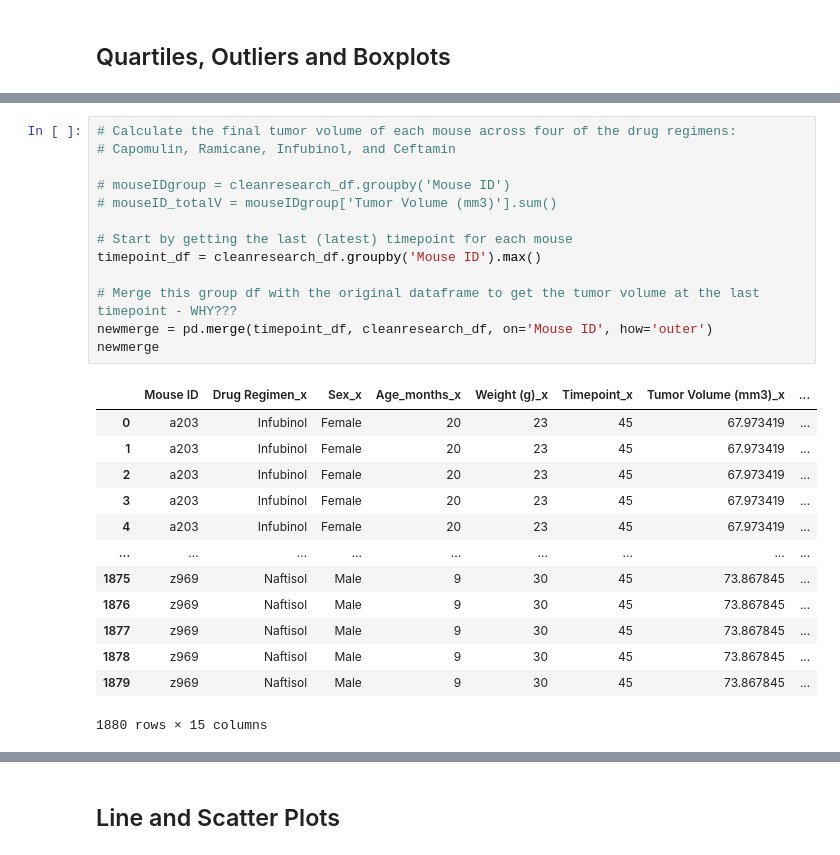
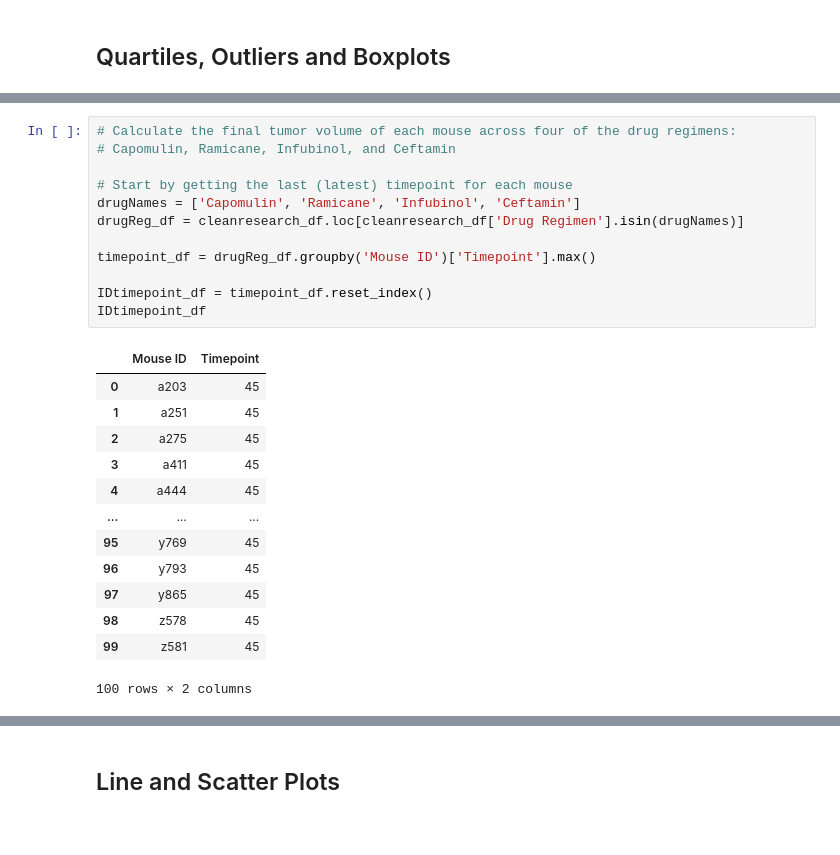
Before and after one commit to ckunakom/matplotlib-challenge, a Jupyter notebook: Pymaceuticals analysis.ipynb, the cells around one changed output, grey strips where cells are left out. Drawn from its saved outputs; the diff is of its cells as text.

```diff
--- a/Pymaceuticals analysis.ipynb
+++ b/Pymaceuticals analysis.ipynb
@@ -231,27 +187,26 @@ Name: Tumor Volume (mm3), Length: 100, dtype: float64
 # %%
 # Calculate the final tumor volume of each mouse across four of the drug regimens:
 # Capomulin, Ramicane, Infubinol, and Ceftamin
 
-# mouseIDgroup = cleanresearch_df.groupby('Mouse ID')
-# mouseID_totalV = mouseIDgroup['Tumor Volume (mm3)'].sum()
+# Start by getting the last (latest) timepoint for each mouse
+drugNames = ['Capomulin', 'Ramicane', 'Infubinol', 'Ceftamin']
+drugReg_df = cleanresearch_df.loc[cleanresearch_df['Drug Regimen'].isin(drugNames)]
 
-# Start by getting the last (latest) timepoint for each mouse
-timepoint_df = cleanresearch_df.groupby('Mouse ID').max()
+timepoint_df = drugReg_df.groupby('Mouse ID')['Timepoint'].max()
 
-# Merge this group df with the original dataframe to get the tumor volume at the last timepoint - WHY???
-newmerge = pd.merge(timepoint_df, cleanresearch_df, on='Mouse ID', how='outer')
-newmerge
+IDtimepoint_df = timepoint_df.reset_index()
+IDtimepoint_df
 # %% [output]
-|  | Mouse ID | Drug Regimen_x | Sex_x | Age_months_x | Weight (g)_x | Timepoint_x | Tumor Volume (mm3)_x | ... |
-| 0 | a203 | Infubinol | Female | 20 | 23 | 45 | 67.973419 | ... |
-| 1 | a203 | Infubinol | Female | 20 | 23 | 45 | 67.973419 | ... |
-| 2 | a203 | Infubinol | Female | 20 | 23 | 45 | 67.973419 | ... |
-| 3 | a203 | Infubinol | Female | 20 | 23 | 45 | 67.973419 | ... |
-| 4 | a203 | Infubinol | Female | 20 | 23 | 45 | 67.973419 | ... |
-| ... | ... | ... | ... | ... | ... | ... | ... | ... |
-| 1875 | z969 | Naftisol | Male | 9 | 30 | 45 | 73.867845 | ... |
-| 1876 | z969 | Naftisol | Male | 9 | 30 | 45 | 73.867845 | ... |
-| 1877 | z969 | Naftisol | Male | 9 | 30 | 45 | 73.867845 | ... |
-| 1878 | z969 | Naftisol | Male | 9 | 30 | 45 | 73.867845 | ... |
-| 1879 | z969 | Naftisol | Male | 9 | 30 | 45 | 73.867845 | ... |
+|  | Mouse ID | Timepoint |
+| 0 | a203 | 45 |
+| 1 | a251 | 45 |
+| 2 | a275 | 45 |
+| 3 | a411 | 45 |
+| 4 | a444 | 45 |
+| ... | ... | ... |
+| 95 | y769 | 45 |
+| 96 | y793 | 45 |
+| 97 | y865 | 45 |
+| 98 | z578 | 45 |
+| 99 | z581 | 45 |
-1880 rows × 15 columns
+100 rows × 2 columns
```
Also changed, not shown: parts of 10 cells of this notebook.
